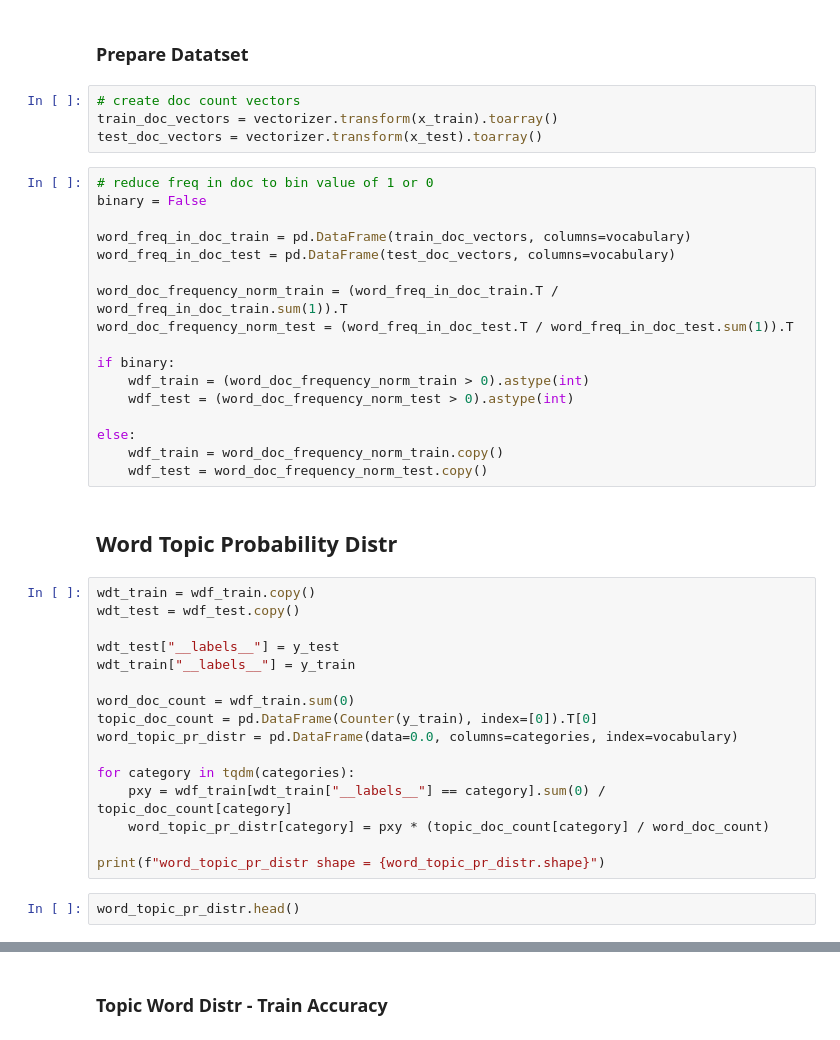
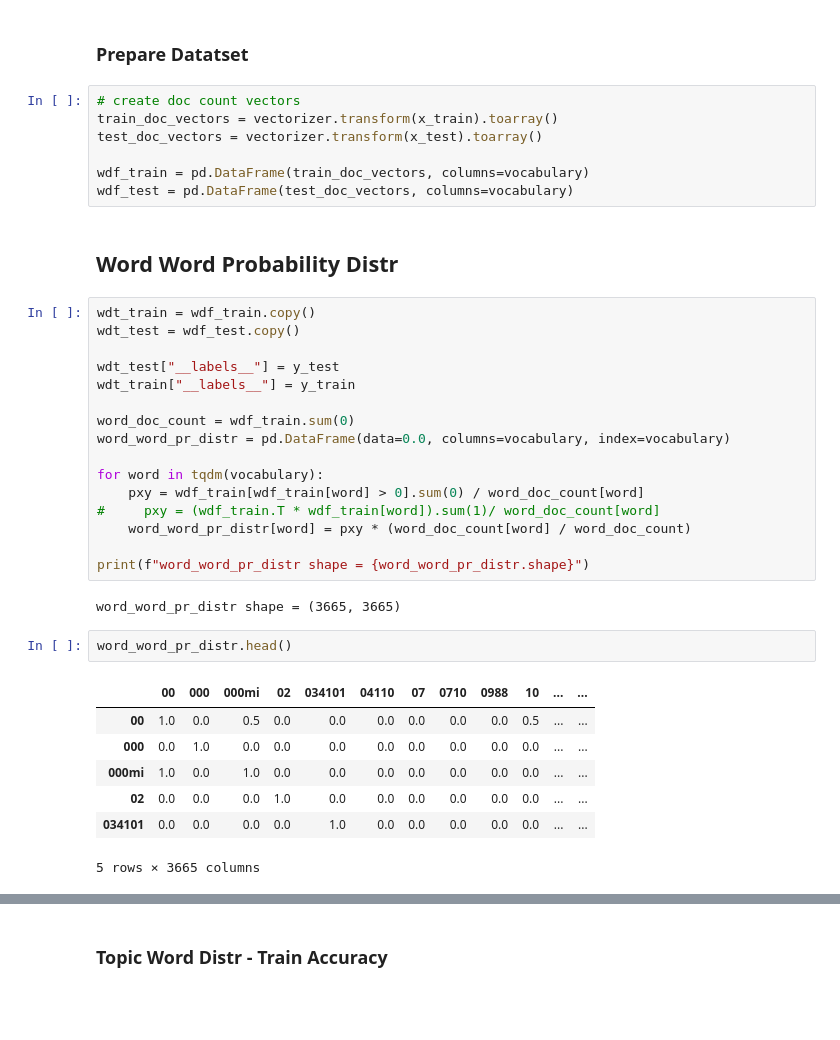
Before and after one commit to iamr0b0tx/topic_modeler, a Jupyter notebook: topic_modeler.ipynb, the cells around one changed output, grey strips where cells are left out. Saved outputs shown, nothing was run; the diff lists cells and outputs as text; blank space fills up the shorter version.

```diff
--- a/topic_modeler.ipynb
+++ b/topic_modeler.ipynb
@@ -122,25 +151,11 @@ print("word_count is", len(vocabulary))
 # create doc count vectors
 train_doc_vectors = vectorizer.transform(x_train).toarray()
 test_doc_vectors = vectorizer.transform(x_test).toarray()
+
+wdf_train = pd.DataFrame(train_doc_vectors, columns=vocabulary)
+wdf_test = pd.DataFrame(test_doc_vectors, columns=vocabulary)
-# %%
-# reduce freq in doc to bin value of 1 or 0
-binary = False
-
-word_freq_in_doc_train = pd.DataFrame(train_doc_vectors, columns=vocabulary)
-word_freq_in_doc_test = pd.DataFrame(test_doc_vectors, columns=vocabulary)
-
-word_doc_frequency_norm_train = (word_freq_in_doc_train.T / word_freq_in_doc_train.sum(1)).T
-word_doc_frequency_norm_test = (word_freq_in_doc_test.T / word_freq_in_doc_test.sum(1)).T
-
-if binary:
-    wdf_train = (word_doc_frequency_norm_train > 0).astype(int)
-    wdf_test = (word_doc_frequency_norm_test > 0).astype(int)
-
-else:
-    wdf_train = word_doc_frequency_norm_train.copy()
-    wdf_test = word_doc_frequency_norm_test.copy()
 # %% [markdown]
-## Word Topic Probability Distr
+## Word Word Probability Distr
 # %%
 wdt_train = wdf_train.copy()
 wdt_test = wdf_test.copy()
@@ -149,14 +164,24 @@ wdt_test["__labels__"] = y_test
 wdt_train["__labels__"] = y_train
 
 word_doc_count = wdf_train.sum(0)
-topic_doc_count = pd.DataFrame(Counter(y_train), index=[0]).T[0]
-word_topic_pr_distr = pd.DataFrame(data=0.0, columns=categories, index=vocabulary)
+word_word_pr_distr = pd.DataFrame(data=0.0, columns=vocabulary, index=vocabulary)
 
-for category in tqdm(categories):
-    pxy = wdf_train[wdt_train["__labels__"] == category].sum(0) / topic_doc_count[category]
-    word_topic_pr_distr[category] = pxy * (topic_doc_count[category] / word_doc_count)
+for word in tqdm(vocabulary):
+    pxy = wdf_train[wdf_train[word] > 0].sum(0) / word_doc_count[word]
+#     pxy = (wdf_train.T * wdf_train[word]).sum(1)/ word_doc_count[word]
+    word_word_pr_distr[word] = pxy * (word_doc_count[word] / word_doc_count)
 
-print(f"word_topic_pr_distr shape = {word_topic_pr_distr.shape}")
+print(f"word_word_pr_distr shape = {word_word_pr_distr.shape}")
+# %% [output]
+word_word_pr_distr shape = (3665, 3665)
 # %%
-word_topic_pr_distr.head()
+word_word_pr_distr.head()
+# %% [output]
+|  | 00 | 000 | 000mi | 02 | 034101 | 04110 | 07 | 0710 | 0988 | 10 | ... | ... |
+| 00 | 1.0 | 0.0 | 0.5 | 0.0 | 0.0 | 0.0 | 0.0 | 0.0 | 0.0 | 0.5 | ... | ... |
+| 000 | 0.0 | 1.0 | 0.0 | 0.0 | 0.0 | 0.0 | 0.0 | 0.0 | 0.0 | 0.0 | ... | ... |
+| 000mi | 1.0 | 0.0 | 1.0 | 0.0 | 0.0 | 0.0 | 0.0 | 0.0 | 0.0 | 0.0 | ... | ... |
+| 02 | 0.0 | 0.0 | 0.0 | 1.0 | 0.0 | 0.0 | 0.0 | 0.0 | 0.0 | 0.0 | ... | ... |
+| 034101 | 0.0 | 0.0 | 0.0 | 0.0 | 1.0 | 0.0 | 0.0 | 0.0 | 0.0 | 0.0 | ... | ... |
+5 rows × 3665 columns
 # %%
```
Also changed, not shown: parts of 36 cells of this notebook.
